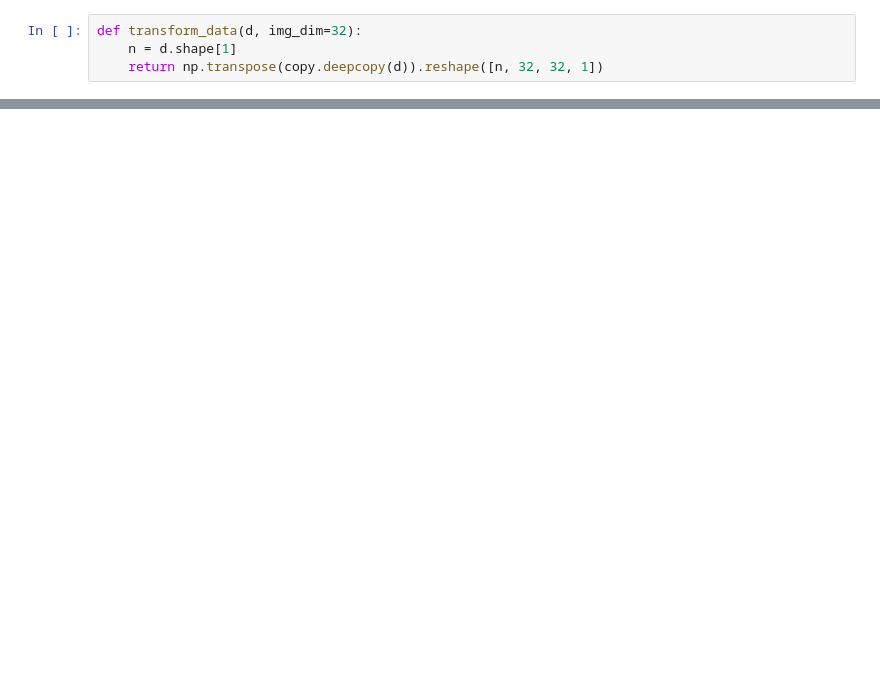
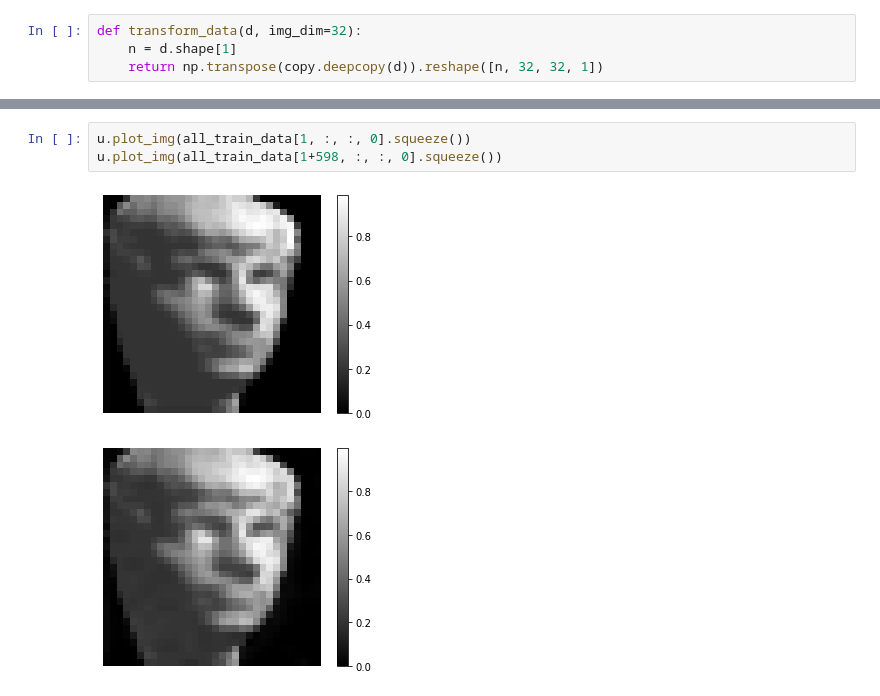
Before and after one commit to chunchentu/EvadeML-Zoo, a Jupyter notebook: test_featureSqueezing_detection.ipynb, the cells around one changed output, grey strips where cells are left out. Saved outputs shown, nothing was run; the diff lists cells and outputs as text; blank space fills up the shorter version.

```diff
--- a/test_featureSqueezing_detection.ipynb
+++ b/test_featureSqueezing_detection.ipynb
@@ -80,0 +65,6 @@ train_adv_img = transform_data(adv_train_x)
+# %%
+u.plot_img(all_train_data[1, :, :, 0].squeeze())
+u.plot_img(all_train_data[1+598, :, :, 0].squeeze())
+# %% [output]
+[figure, added]
+[figure, added]
```
Also changed, not shown: parts of 44 cells of this notebook, 4 other files.
